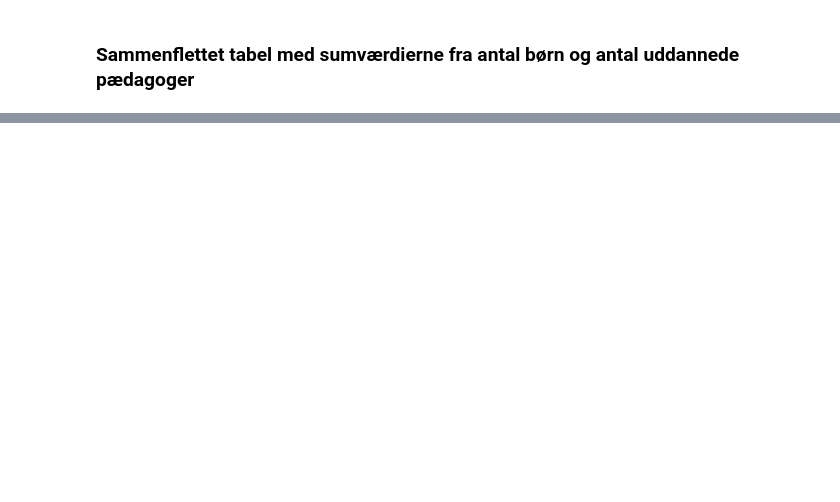
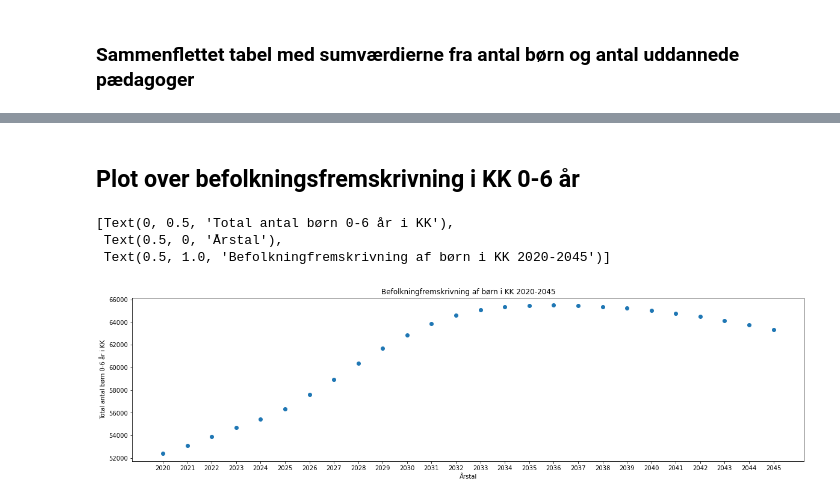
Before and after one commit to MariaSilke/DO21Eksamen, a Jupyter notebook: Eksamen - normeringer.ipynb, the cells around one changed output, grey strips where cells are left out. Cells and saved outputs as stored; diff of their text form; code cells hidden in the pictures; blank space fills up the shorter version.

```diff
--- a/Eksamen - normeringer.ipynb
+++ b/Eksamen - normeringer.ipynb
@@ -204,0 +229,14 @@ NameError: name 'Årstal' is not defined
+# %%
+# tager summen af alle kolonner og navngiver i alt
+sums_befolkningsfremskrivning = befolkningsfremskrivning.sum().rename('Børn i alt')
+
+# indsætter i alt-rækken i befolkningsfremskrivning dataframe
+befolkningsfremskrivning_sum = befolkningsfremskrivning.append(sums_befolkningsfremskrivning)
+befolkningsfremskrivning_sum
+
+# Bytter rundt på rækker og kolonner
+befolkningsfremskrivning_T = befolkningsfremskrivning_sum.T
+
+# Reset af index, så Årstal er kolonnenavn
+befolkningsfremskrivning_plot = befolkningsfremskrivning_T.reset_index()
+befolkningsfremskrivning_plot
@@ -204,0 +261,11 @@ NameError: name 'Årstal' is not defined
+# %% [markdown]
+## Plot over befolkningsfremskrivning i KK 0-6 år
+# %%
+fig, ax = plt.subplots(figsize=(20, 5))
+ax.scatter(x=befolkningsfremskrivning_plot['Årstal'], y=befolkningsfremskrivning_plot['Børn i alt'])
+ax.set(xlabel='Årstal', ylabel='Total antal børn 0-6 år i KK', title='Befolkningfremskrivning af børn i KK 2020-2045')
+# %% [output]
+[Text(0, 0.5, 'Total antal børn 0-6 år i KK'),
+ Text(0.5, 0, 'Årstal'),
+ Text(0.5, 1.0, 'Befolkningfremskrivning af børn i KK 2020-2045')]
+[figure, added]
```
Also changed, not shown: parts of 9 cells of this notebook.
